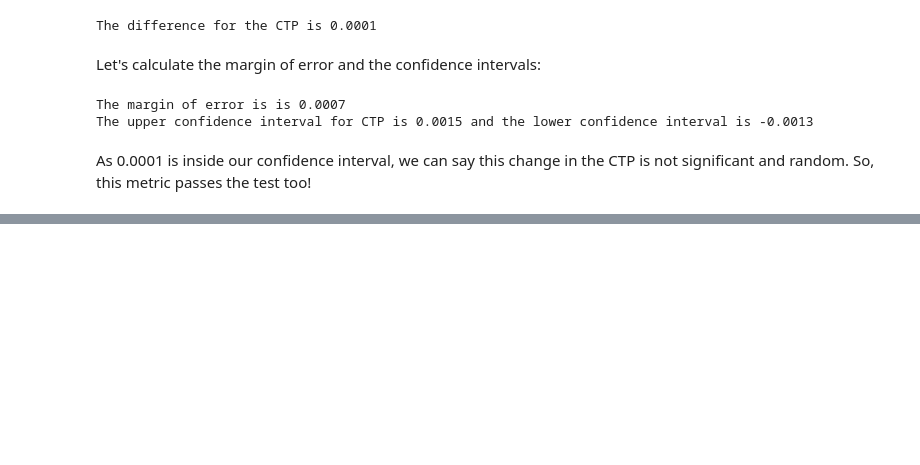
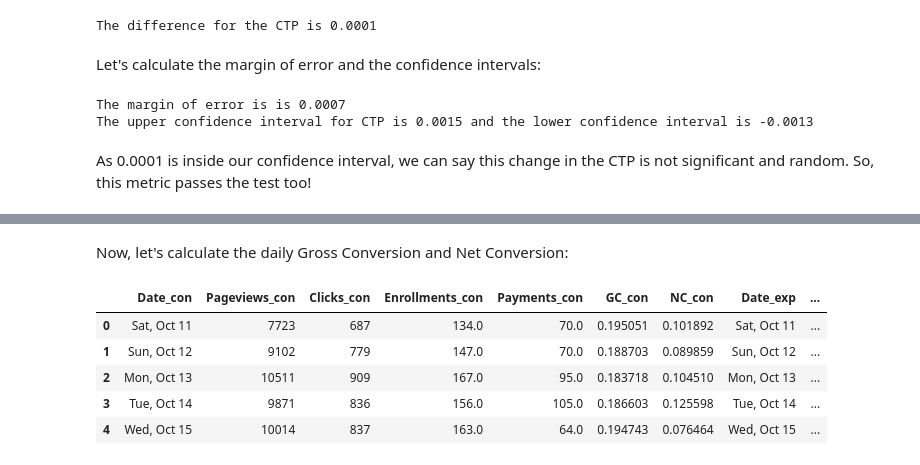
Before and after one commit to SofiaValan/ab-testing, a Jupyter notebook: ab_testing_project.ipynb, the cells around one changed output, grey strips where cells are left out. Cells and saved outputs as stored; diff of their text form; code cells hidden in the pictures; blank space fills up the shorter version.

```diff
--- a/ab_testing_project.ipynb
+++ b/ab_testing_project.ipynb
@@ -427,0 +510,4 @@ Give a high-level description of the follow up experiment you would run, what yo
+# %%
+# Merging the control and experiment group in the same DataFrame
+full = con.join(exp, how = 'left', lsuffix="_con",rsuffix="_exp")
+full.count()
@@ -427,0 +528,3 @@ Give a high-level description of the follow up experiment you would run, what yo
+# %%
+full = full.dropna(axis = 0, how = 'any')
+full.count()
@@ -427,0 +543,17 @@ Give a high-level description of the follow up experiment you would run, what yo
+# %% [markdown]
+Now, let's calculate the daily Gross Conversion and Net Conversion:
+# %%
+full.insert(5, 'GC_con', full['Enrollments_con']/full['Clicks_con'])
+full.insert(6, 'NC_con', full['Payments_con']/full['Clicks_con'])
+
+full.insert(12, 'GC_exp', full['Enrollments_exp']/full['Clicks_exp'])
+full.insert(13, 'NC_exp', full['Payments_exp']/full['Clicks_exp'])
+# %%
+full.head(5)
+# %% [output]
+|  | Date_con | Pageviews_con | Clicks_con | Enrollments_con | Payments_con | GC_con | NC_con | Date_exp | ... |
+| 0 | Sat, Oct 11 | 7723 | 687 | 134.0 | 70.0 | 0.195051 | 0.101892 | Sat, Oct 11 | ... |
+| 1 | Sun, Oct 12 | 9102 | 779 | 147.0 | 70.0 | 0.188703 | 0.089859 | Sun, Oct 12 | ... |
+| 2 | Mon, Oct 13 | 10511 | 909 | 167.0 | 95.0 | 0.183718 | 0.104510 | Mon, Oct 13 | ... |
+| 3 | Tue, Oct 14 | 9871 | 836 | 156.0 | 105.0 | 0.186603 | 0.125598 | Tue, Oct 14 | ... |
+| 4 | Wed, Oct 15 | 10014 | 837 | 163.0 | 64.0 | 0.194743 | 0.076464 | Wed, Oct 15 | ... |
```
Also changed, not shown: parts of 27 cells of this notebook.
